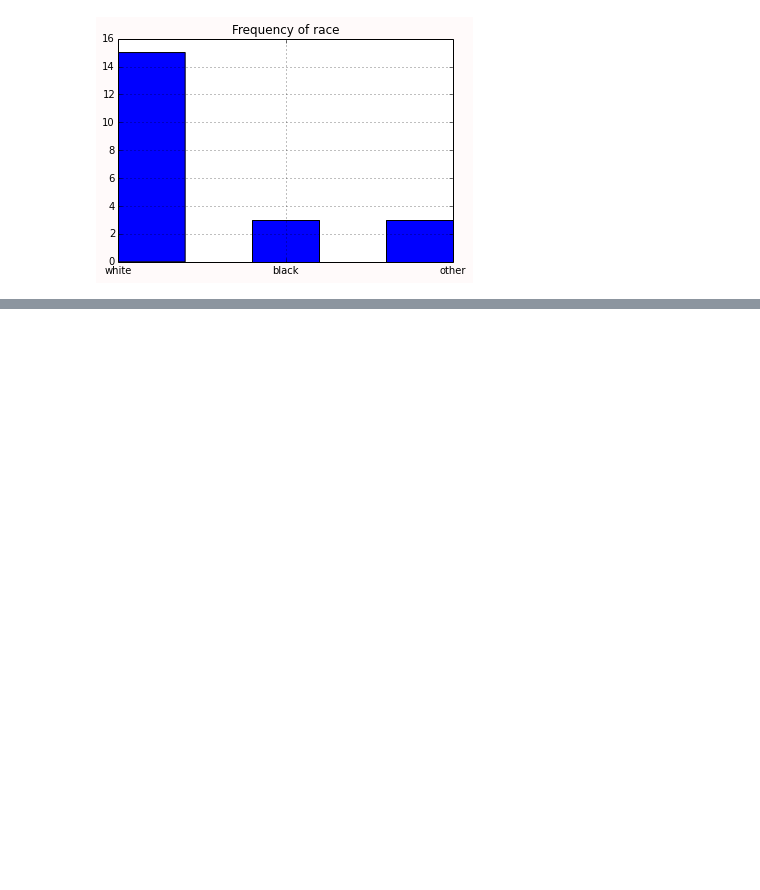
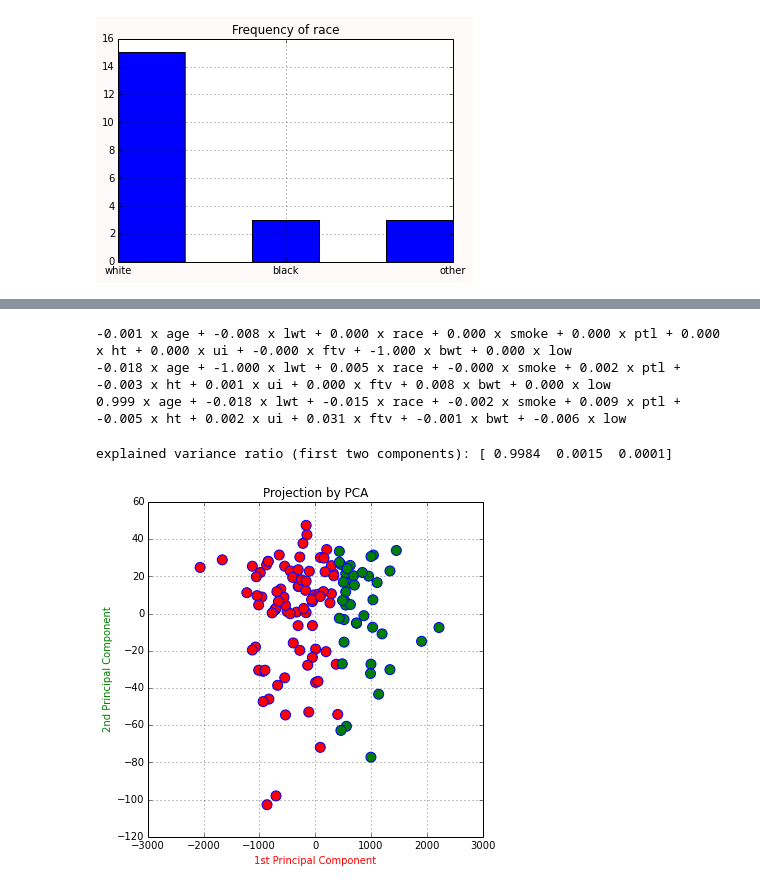
Before and after one commit to Gabya06/datascience, a Jupyter notebook: LogisticRegression/LogisticRegression-LowBirthWeight.ipynb, the cells around one changed output, grey strips where cells are left out. Saved outputs shown, nothing was run; the diff lists cells and outputs as text; code cells hidden in the pictures; blank space fills up the shorter version.

```diff
--- a/LogisticRegression/LogisticRegression-LowBirthWeight.ipynb
+++ b/LogisticRegression/LogisticRegression-LowBirthWeight.ipynb
@@ -405,0 +580,30 @@ print(ax.get_xticks())
+# %%
+for component in pca.components_:
+    print(" + ".join("%.3f x %s" % (value, name)
+                     for value, name in zip(component, x.columns)))
+# %% [output]
+-0.001 x age + -0.008 x lwt + 0.000 x race + 0.000 x smoke + 0.000 x ptl + 0.000 x ht + 0.000 x ui + -0.000 x ftv + -1.000 x bwt + 0.000 x low
+-0.018 x age + -1.000 x lwt + 0.005 x race + -0.000 x smoke + 0.002 x ptl + -0.003 x ht + 0.001 x ui + 0.000 x ftv + 0.008 x bwt + 0.000 x low
+0.999 x age + -0.018 x lwt + -0.015 x race + -0.002 x smoke + 0.009 x ptl + -0.005 x ht + 0.002 x ui + 0.031 x ftv + -0.001 x bwt + -0.006 x low
+# %%
+print('explained variance ratio (first two components): %s'
+      % str(pca.explained_variance_ratio_))
+# %% [output]
+explained variance ratio (first two components): [ 0.9984  0.0015  0.0001]
+# %%
+# plot#1 - feature 0 and 1 : sepal length and sepal width
+# 1st scatter = plots datapoints in PCA 1
+# 2nd scatter = plots datapoints in PCA 2
+# x[y==0,0] will return the x's in 0th column where y==0 (pca 1)
+# x[y==0,1] will return the x's in 1th column where y==0 (pca 2)
+fig1 = pyplot.figure(figsize=(6,6))
+ax = fig1.add_subplot(1,1,1)
+ax.scatter(x_reduced[y==0,0], x_reduced[y==0,1], c='red', edgecolor ='b',  s=100)
+ax.scatter(x_reduced[y==1,0], x_reduced[y==1,1], c='green', edgecolor ='b', s=100)
+ax.grid(True)
+ax.set_xlabel('1st Principal Component', color='red')
+ax.set_ylabel('2nd Principal Component', color='green')
+ax.set_title(label = "Projection by PCA")
+pyplot.show(fig1)
+# %% [output]
+[figure, added]
```
Also changed, not shown: parts of 28 cells of this notebook.
